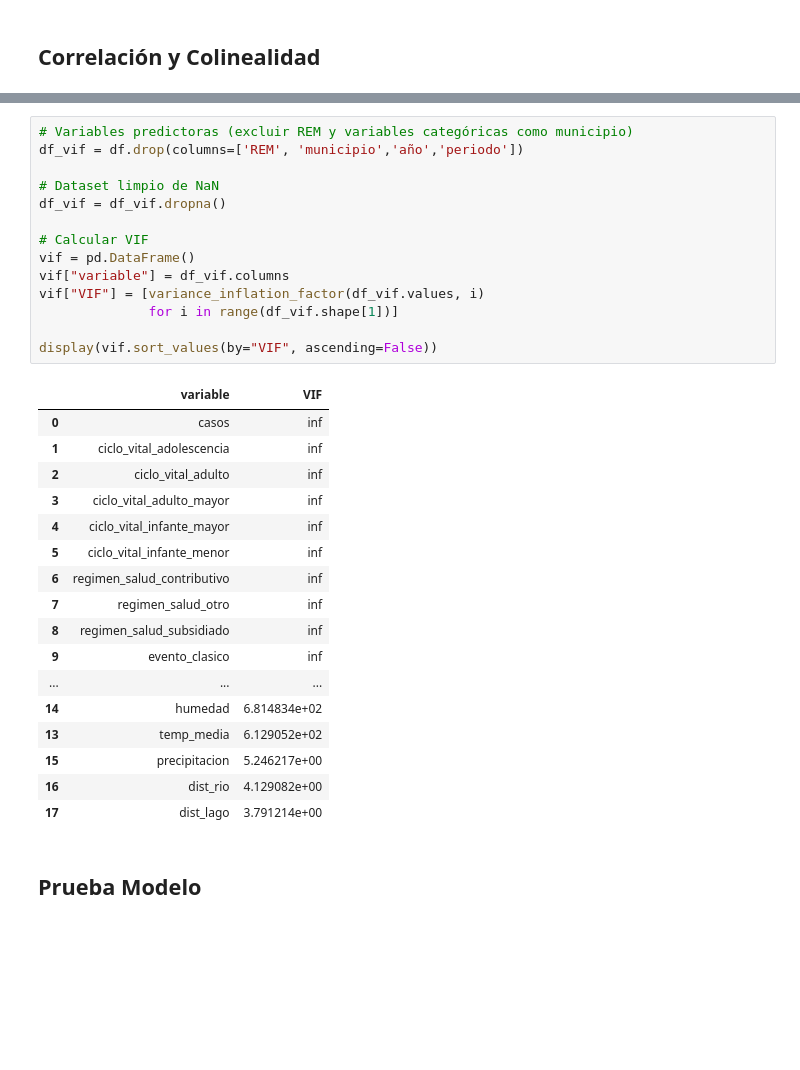
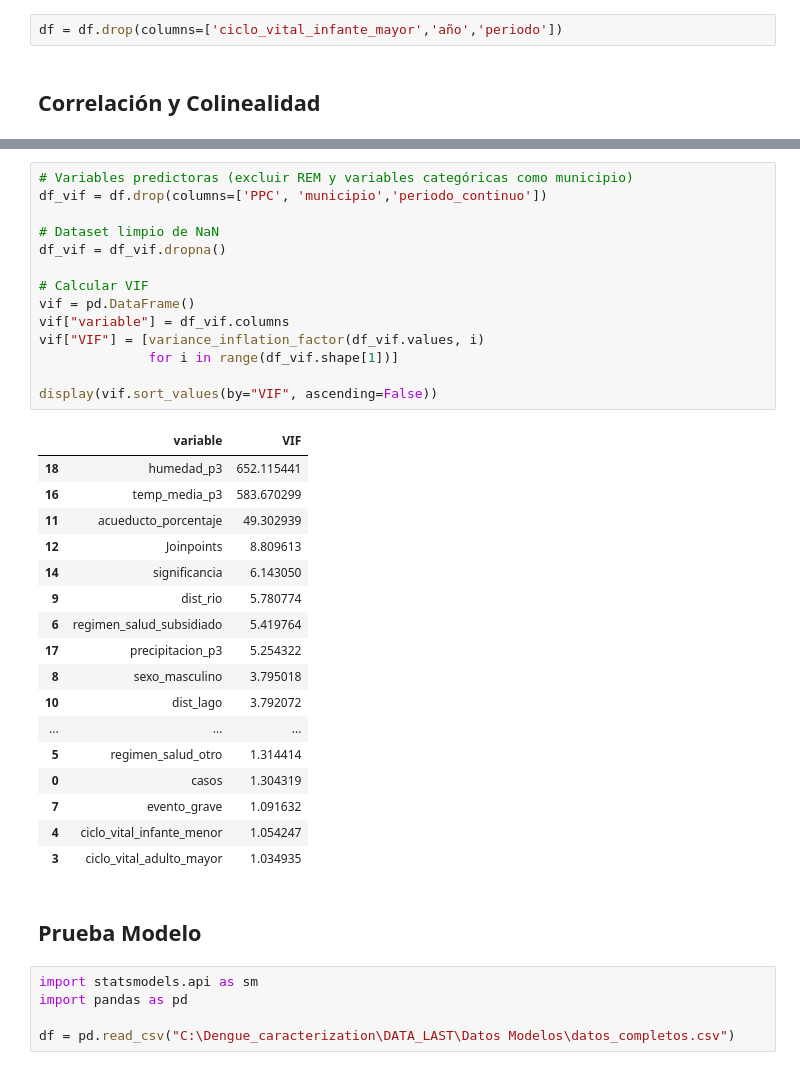
Before and after one commit to Darally06/Dengue_caracterization, a Jupyter notebook: UN-SCRIPTS/7_modelos.ipynb, the cells around one changed output, grey strips where cells are left out. Saved outputs shown, nothing was run; the diff lists cells and outputs as text; blank space fills up the shorter version.

```diff
--- a/UN-SCRIPTS/7_modelos.ipynb
+++ b/UN-SCRIPTS/7_modelos.ipynb
@@ -34,3 +34,5 @@ print(df.head())
+# %%
+df = df.drop(columns=['ciclo_vital_infante_mayor','año','periodo'])
 # %% [markdown]
 ## Correlación y Colinealidad
 # %%
@@ -72,34 +74,39 @@ Name: REM, dtype: float64
 # %%
 # Variables predictoras (excluir REM y variables categóricas como municipio)
-df_vif = df.drop(columns=['REM', 'municipio','año','periodo'])
+df_vif = df.drop(columns=['PPC', 'municipio','periodo_continuo'])
 
 # Dataset limpio de NaN
 df_vif = df_vif.dropna()
 
 # Calcular VIF
 vif = pd.DataFrame()
 vif["variable"] = df_vif.columns
 vif["VIF"] = [variance_inflation_factor(df_vif.values, i)
               for i in range(df_vif.shape[1])]
 
 display(vif.sort_values(by="VIF", ascending=False))
 # %% [output]
 |  | variable | VIF |
-| 0 | casos | inf |
-| 1 | ciclo_vital_adolescencia | inf |
-| 2 | ciclo_vital_adulto | inf |
-| 3 | ciclo_vital_adulto_mayor | inf |
-| 4 | ciclo_vital_infante_mayor | inf |
-| 5 | ciclo_vital_infante_menor | inf |
-| 6 | regimen_salud_contributivo | inf |
-| 7 | regimen_salud_otro | inf |
-| 8 | regimen_salud_subsidiado | inf |
-| 9 | evento_clasico | inf |
+| 18 | humedad_p3 | 652.115441 |
+| 16 | temp_media_p3 | 583.670299 |
+| 11 | acueducto_porcentaje | 49.302939 |
+| 12 | Joinpoints | 8.809613 |
+| 14 | significancia | 6.143050 |
+| 9 | dist_rio | 5.780774 |
+| 6 | regimen_salud_subsidiado | 5.419764 |
+| 17 | precipitacion_p3 | 5.254322 |
+| 8 | sexo_masculino | 3.795018 |
+| 10 | dist_lago | 3.792072 |
 | ... | ... | ... |
-| 14 | humedad | 6.814834e+02 |
-| 13 | temp_media | 6.129052e+02 |
-| 15 | precipitacion | 5.246217e+00 |
-| 16 | dist_rio | 4.129082e+00 |
-| 17 | dist_lago | 3.791214e+00 |
+| 5 | regimen_salud_otro | 1.314414 |
+| 0 | casos | 1.304319 |
+| 7 | evento_grave | 1.091632 |
+| 4 | ciclo_vital_infante_menor | 1.054247 |
+| 3 | ciclo_vital_adulto_mayor | 1.034935 |
 # %% [markdown]
 ## Prueba Modelo
+# %%
+import statsmodels.api as sm
+import pandas as pd
+
+df = pd.read_csv("C:\Dengue_caracterization\DATA_LAST\Datos Modelos\datos_completos.csv")
```
Also changed, not shown: parts of 7 cells of this notebook, 35 other files.
